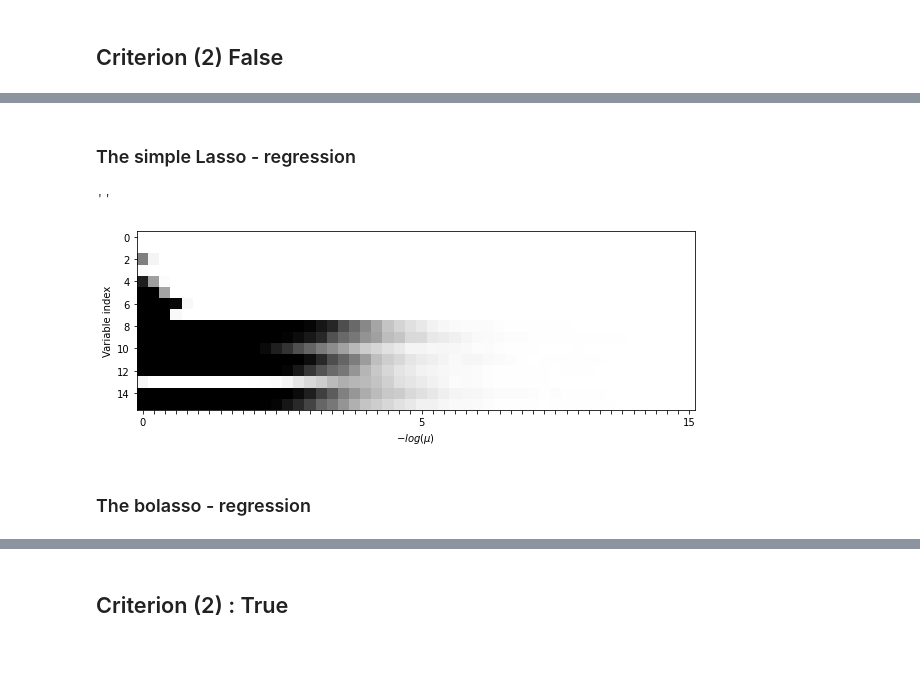
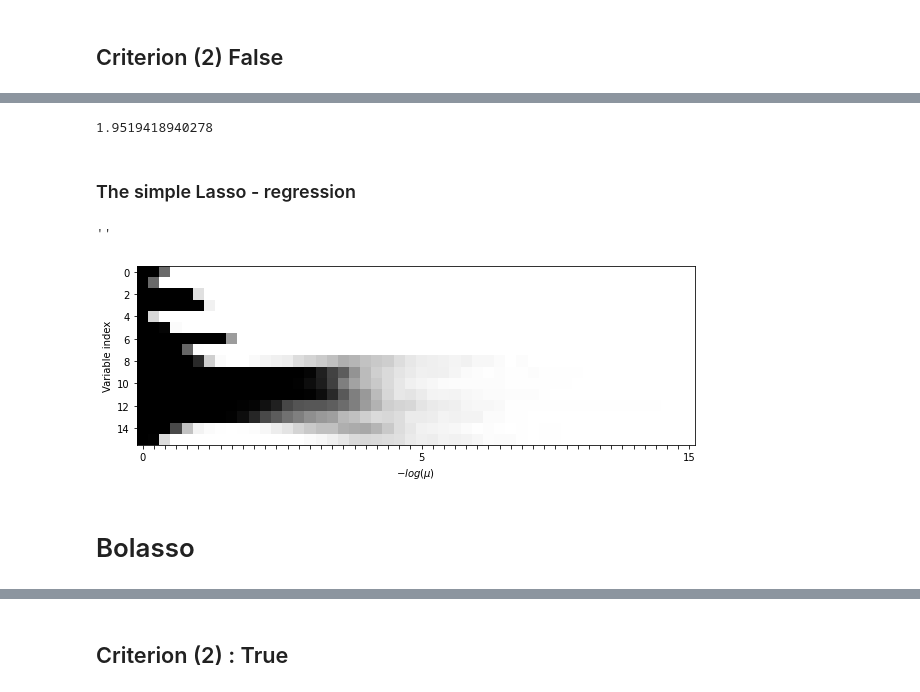
Before and after one commit to lolofo/Bolasso, a Jupyter notebook: src/E01S01.ipynb, the cells around one changed output, grey strips where cells are left out. Drawn from its saved outputs; the diff is of its cells as text; code cells hidden in the pictures; blank space fills up the shorter version.

```diff
--- a/src/E01S01.ipynb
+++ b/src/E01S01.ipynb
@@ -49,3 +34,7 @@ data = load_data(p = 16, r = 8, n = 1000, rep=256, cache_path = os.path.join(os.
+# %%
+data["crit_2"]
+# %% [output]
+1.9519418940278
 # %% [markdown]
 ### The simple Lasso - regression
 # %%
@@ -53,7 +42,7 @@ data = load_data(p = 16, r = 8, n = 1000, rep=256, cache_path = os.path.join(os.
 # do the multiple lasso regressions
 mu_range = np.exp(- np.linspace(0, 15, 50))
 final_grid = np.zeros((16, 50))
-for i in tqdm(range(256)):
+for i in tqdm(range(100)):
     X, y = data["X"][i], data["Y"][i]
     for k in range(50):
         mu = mu_range[k]
@@ -64,22 +53,22 @@ for i in tqdm(range(256)):
 ;
 # %%
 figure = plt.figure(figsize=(10,10))
-plt.imshow(1 - final_grid / 256, cmap="Greys", vmin=0, vmax=1)
+plt.imshow(1 - final_grid / 100, cmap="Greys", vmin=0, vmax=1)
 ax = plt.gca()
 
 # the x-axis
 ax.set_xticks(range(50))
 ax.set_xlabel(np.linspace(0, 15, 50))
 ax.set_xlabel("$-log(\mu)$")
 d = dict(zip([0, 25, 49], [0, 5, 15]))
 x_label_list = [str(d[i]) if i in [0, 25, 49] else str("") for i in range(50)]
 ax.set_xticklabels(x_label_list)
 ax.set_ylabel("Variable index")
 ;
 # %% [output]
 ''
-[figure, old version]
+[figure, new version]
-# %% [markdown]
-### The bolasso - regression
+# %% [markdown]
+# Bolasso
 # %%
 %%capture
```
Also changed, not shown: parts of 21 cells of this notebook.
